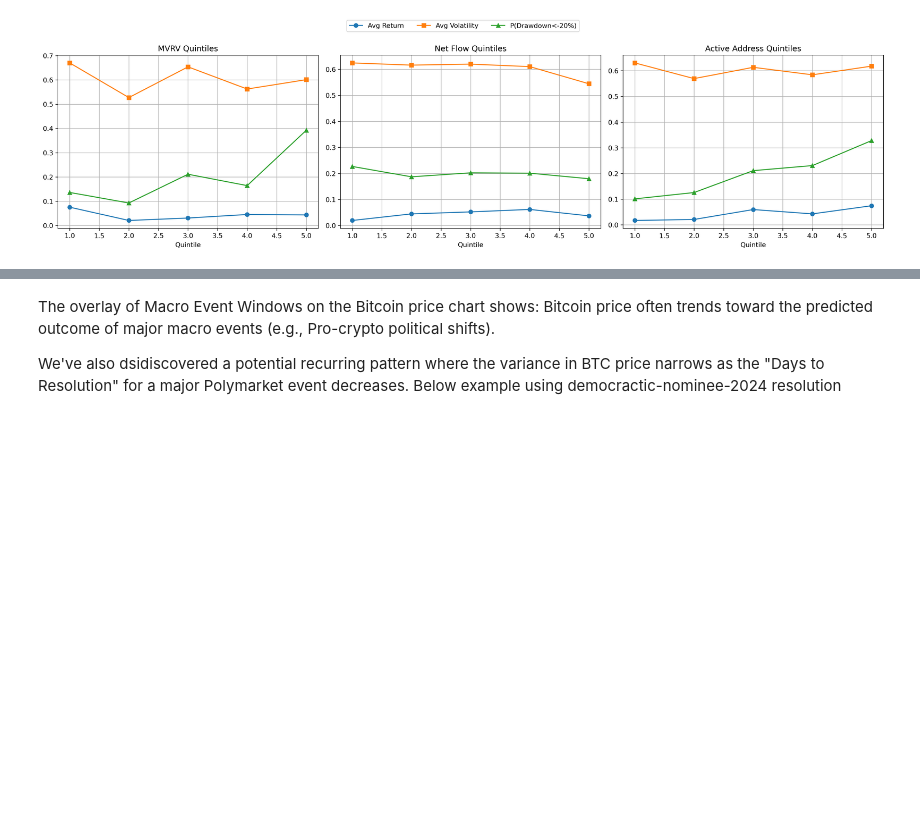
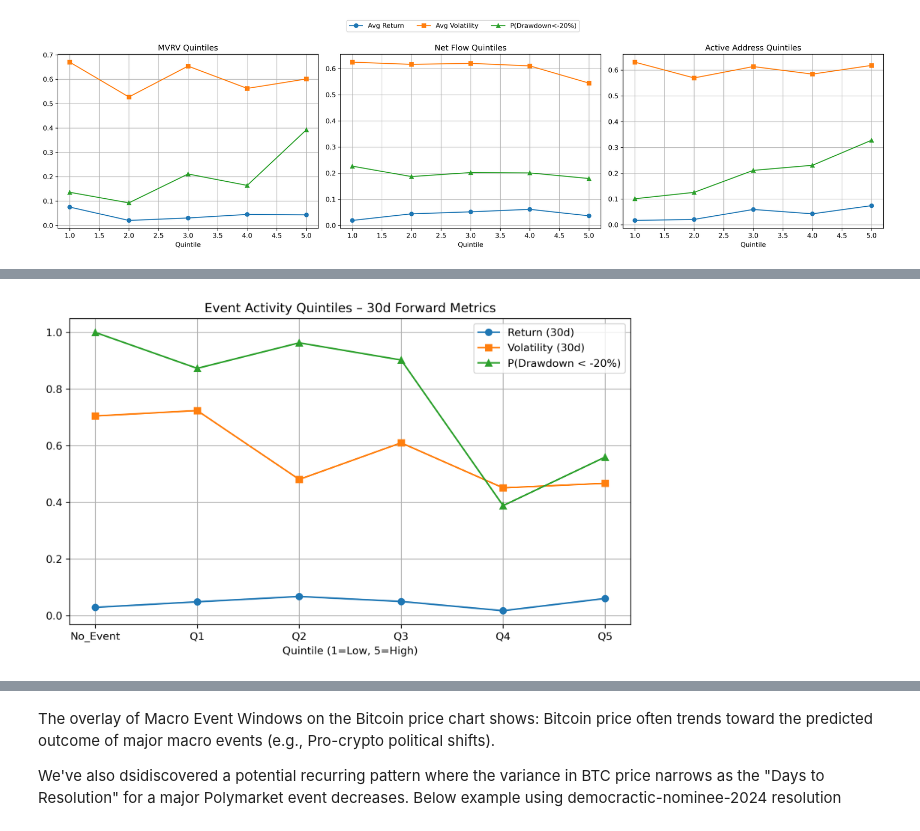
Before and after one commit to shuangvely/bitcoin-analytics-capstone-sp26-team08, a Jupyter notebook: eda/EDA_Executive.ipynb, the cells around one changed output, grey strips where cells are left out. Saved outputs shown, nothing was run; the diff lists cells and outputs as text; code cells hidden in the pictures; blank space fills up the shorter version.

```diff
--- a/eda/EDA_Executive.ipynb
+++ b/eda/EDA_Executive.ipynb
@@ -92,0 +106,4 @@ We further examine whether future returns are higher when both valuation (MVRV)
+# %%
+display(Image("plots/event_quintile_forward_metrics.png", width=600))
+# %% [output]
+[figure, added]
```
Also changed, not shown: parts of 34 cells of this notebook.
